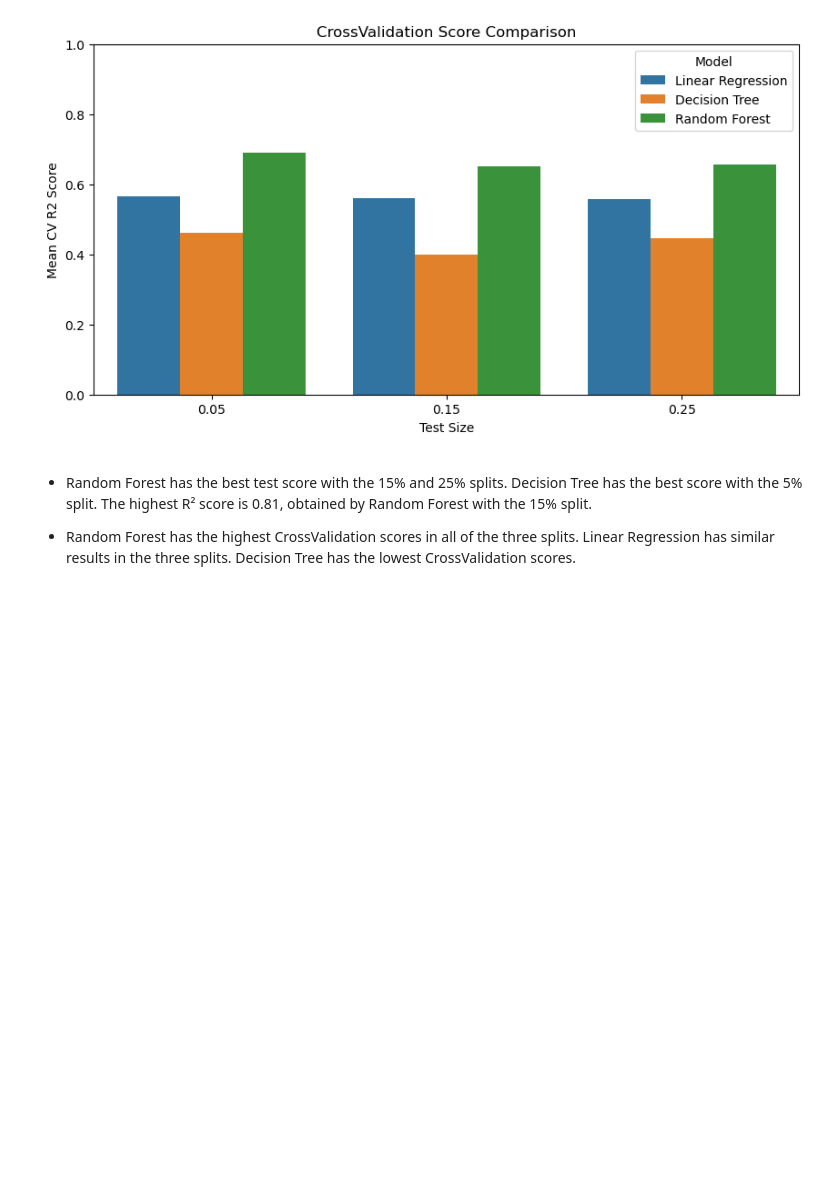
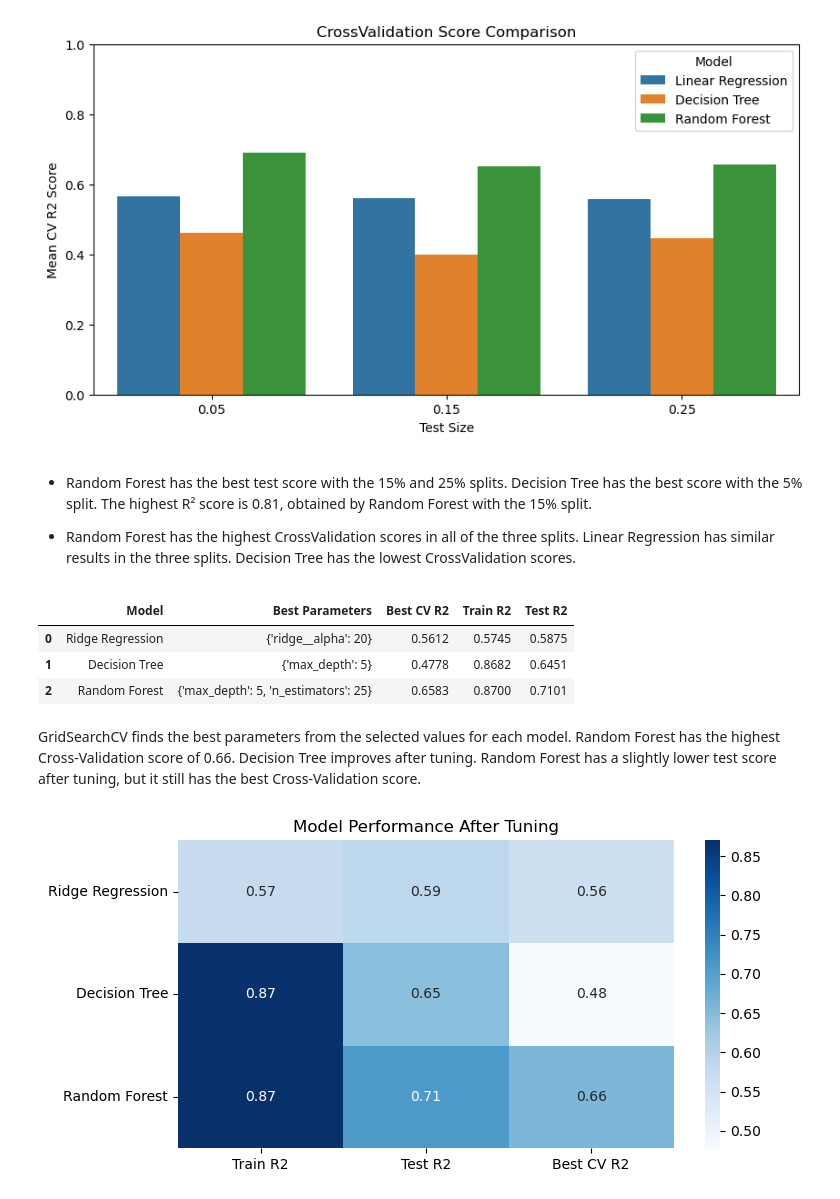
Before and after one commit to sba25073-bit/machinelearningCA1, a Jupyter notebook: ML_CA1.ipynb, the cells around one changed output. Drawn from its saved outputs; the diff is of its cells as text; code cells hidden in the pictures; blank space fills up the shorter version.

```diff
--- a/ML_CA1.ipynb
+++ b/ML_CA1.ipynb
@@ -508,0 +533,49 @@ X_train, X_test, y_train, y_test = train_test_split(
+# %%
+tuning_results = []
+
+for name, model in tuning_models.items():
+
+    grid_search = GridSearchCV(
+        model, param_grid[name], cv=10, scoring='r2')
+
+    grid_search.fit(X_train, y_train)
+
+
+    best_params = grid_search.best_params_
+    best_score = grid_search.best_score_
+
+    train_r2 = grid_search.score(X_train, y_train)
+    test_r2 = grid_search.score(X_test, y_test)
+
+    tuning_results.append([
+        name, best_params, best_score, train_r2, test_r2
+    ])
+# %%
+tuning_df = pd.DataFrame(tuning_results, columns=[
+    "Model", "Best Parameters", "Best CV R2",
+    "Train R2", "Test R2"
+])
+
+tuning_df.round(4)
+# %% [output]
+|  | Model | Best Parameters | Best CV R2 | Train R2 | Test R2 |
+| 0 | Ridge Regression | {'ridge__alpha': 20} | 0.5612 | 0.5745 | 0.5875 |
+| 1 | Decision Tree | {'max_depth': 5} | 0.4778 | 0.8682 | 0.6451 |
+| 2 | Random Forest | {'max_depth': 5, 'n_estimators': 25} | 0.6583 | 0.8700 | 0.7101 |
+# %% [markdown]
+GridSearchCV finds the best parameters from the selected values for each model. Random Forest has the highest Cross-Validation score of 0.66. Decision Tree improves after tuning. Random Forest has a slightly lower test score after tuning, but it still has the best Cross-Validation score.
+# %%
+plt.figure(figsize=(8, 4))
+
+sns.heatmap(
+    tuning_df[['Train R2', 'Test R2', 'Best CV R2']],
+    annot=True,
+    fmt='.2f',
+    cmap='Blues',
+    yticklabels=tuning_df['Model']
+)
+
+plt.title('Model Performance After Tuning')
+plt.show()
+# %% [output]
+[figure, added]
```
Also changed, not shown: parts of 7 cells of this notebook.
